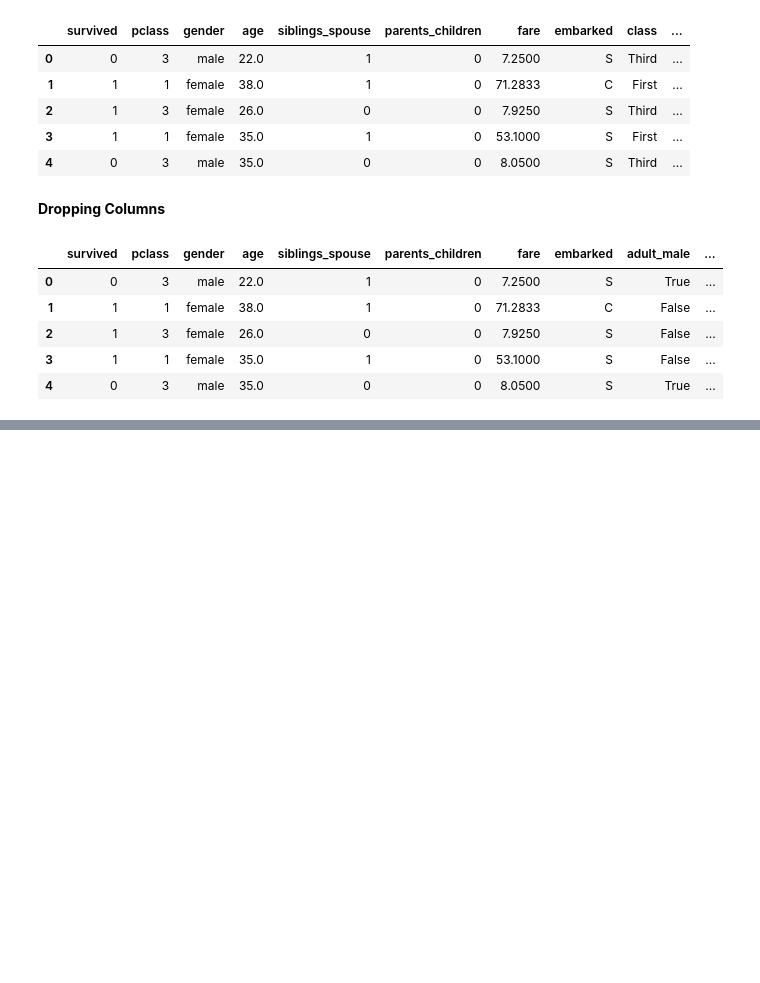
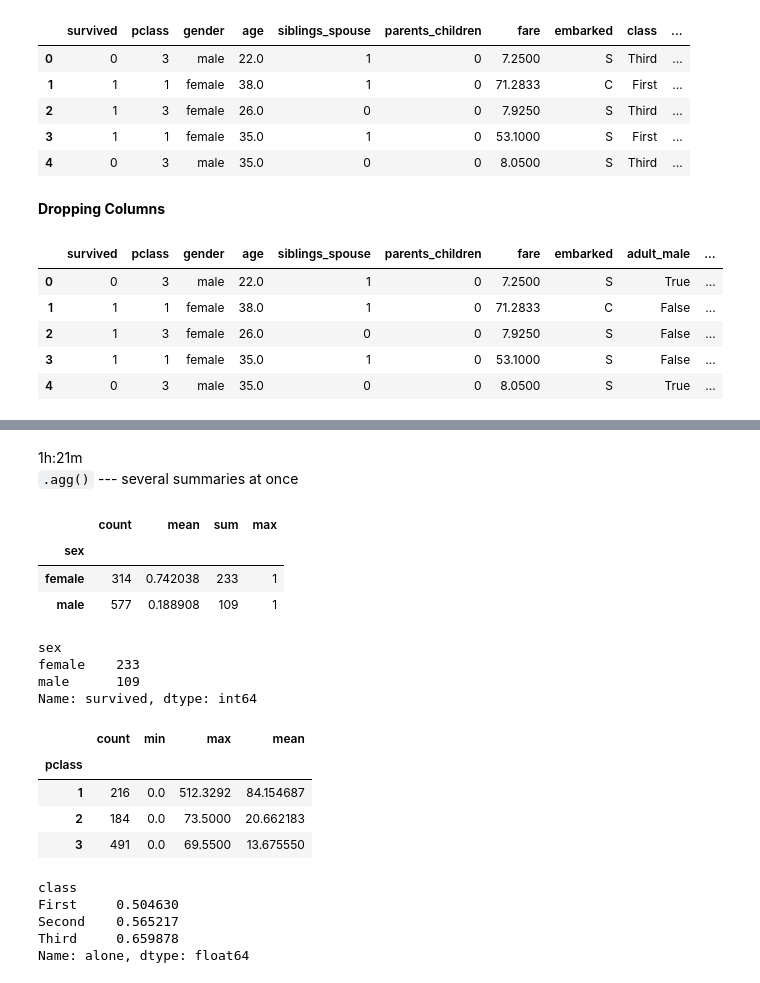
Before and after one commit to srk82mwi/pandas_python, a Jupyter notebook: 14.pandas_filtering,sorting,groupby.ipynb, the cells around one changed output, grey strips where cells are left out. Drawn from its saved outputs; the diff is of its cells as text; code cells hidden in the pictures; blank space fills up the shorter version.

```diff
--- a/14.pandas_filtering,sorting,groupby.ipynb
+++ b/14.pandas_filtering,sorting,groupby.ipynb
@@ -547,0 +655,37 @@ titanic_small.head()
+# %% [markdown]
+1h:21m <br>
+`.agg()` --- several summaries at once
+# %%
+titanic.groupby('sex')['survived'].agg(['count','mean','sum','max'])
+# %% [output]
+|  | count | mean | sum | max |
+| sex |  |  |  |  |
+| female | 314 | 0.742038 | 233 | 1 |
+| male | 577 | 0.188908 | 109 | 1 |
+# %%
+titanic.groupby('sex')['survived'].sum()
+# %% [output]
+sex
+female    233
+male      109
+Name: survived, dtype: int64
+# %%
+titanic.groupby('pclass')['fare'].agg(["count","min","max","mean"])
+# %% [output]
+|  | count | min | max | mean |
+| pclass |  |  |  |  |
+| 1 | 216 | 0.0 | 512.3292 | 84.154687 |
+| 2 | 184 | 0.0 | 73.5000 | 20.662183 |
+| 3 | 491 | 0.0 | 69.5500 | 13.675550 |
+# %%
+titanic.groupby('sex').agg({"fare":"min","fare":"max","age":"mean"})
+titanic.groupby(['class','sex'])['alone'].mean()
+titanic.groupby(['class','sex'])['fare'].mean()
+titanic.groupby('class')['alone'].mean()
+# titanic.groupby('class')['fare'].min()
+# %% [output]
+class
+First     0.504630
+Second    0.565217
+Third     0.659878
+Name: alone, dtype: float64
```
Also changed, not shown: parts of 9 cells of this notebook, 1 other file.
